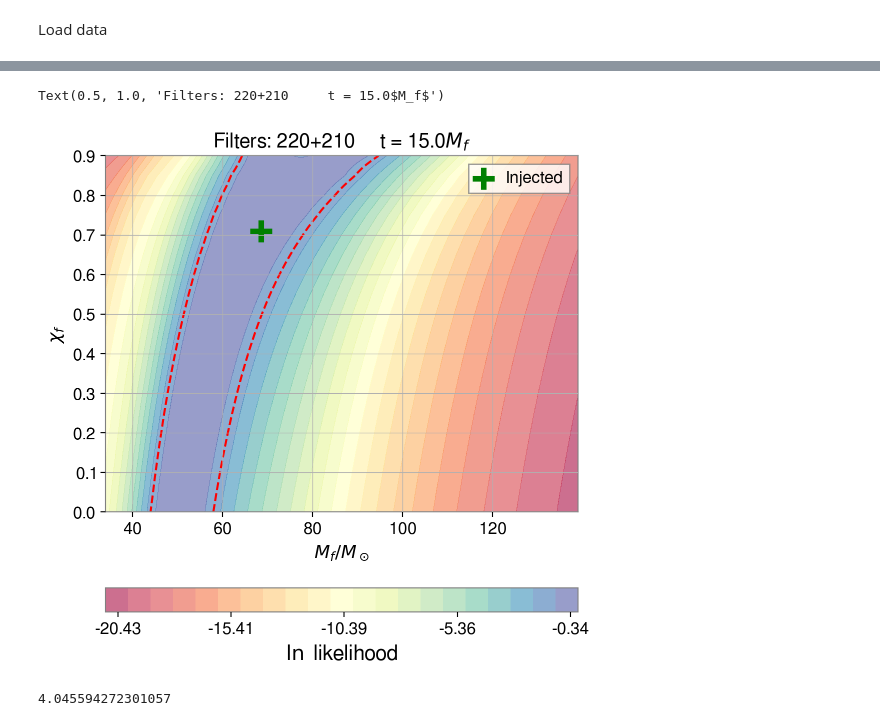
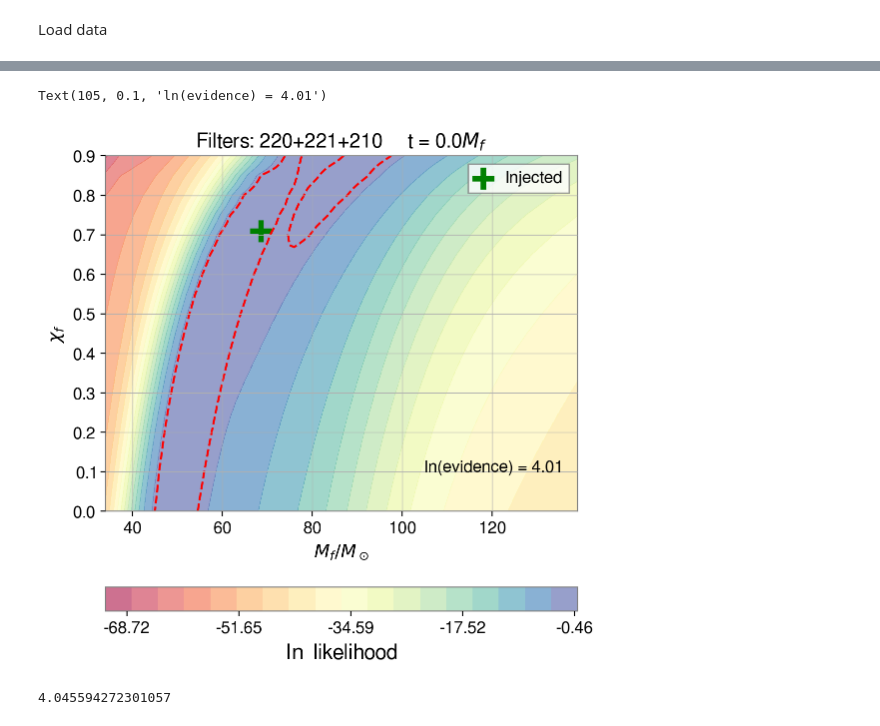
Before and after one commit to Lu-Neil/qnm_filter, a Jupyter notebook: code_demo/Systematics/Systematics MDC.ipynb, the cells around one changed output, grey strips where cells are left out. Saved outputs shown, nothing was run; the diff lists cells and outputs as text; code cells hidden in the pictures.

```diff
--- a/code_demo/Systematics/Systematics MDC.ipynb
+++ b/code_demo/Systematics/Systematics MDC.ipynb
@@ -44,9 +45,9 @@ SSB_peak_time
 # %%
 mass_unit = qnm_filter.Filter.mass_unit(theoretical_values[0])
 # %%
-input = dict(model_list = [(2,2,0),(2,1,0)], #l, m, n
+input = dict(model_list = [(2,2,0),(2,2,1),(2,1,0)], #l, m, n
              # trucation time (geocenter, in second)
-             t_init = SSB_peak_time+15*mass_unit, #Calculated from SNR+t_init notebook
+             t_init = SSB_peak_time+0*mass_unit, #Calculated from SNR+t_init notebook
              # length of the analysis window (in second)
              window_width = 0.2,
              # sampling rate after conditioning (in Hz)
@@ -67,7 +68,7 @@ fit.condition_data('original_data', **input, trim = 0.0)
 fit.compute_acfs('original_data')
 # %%
 temp_acf = np.full(input['srate'], 0, dtype = np.double)
-temp_acf[0] = 1e-22**2
+temp_acf[0] = 1.1*1e-22**2
 fit.acfs['H1'] = qnm_filter.Data(temp_acf, index = fit.acfs['H1'].index)
 fit.cholesky_decomposition()
 # %%
@@ -112,32 +115,33 @@ MAP_epsilon = epsilon_calc(MAP_value[0] - theoretical_values[0], MAP_value[1] -
 # %%
 pl.rc('figure', figsize=(6.1, 6.6))
 fig, ax = pl.subplots()
 contours = ax.contourf(mass_grid, chi_grid, likelihood_data, 20, cmap='Spectral',
                        origin='lower', alpha=0.6, linestyles='--')
 dotted = ax.contour(mass_grid, chi_grid, likelihood_data, [credible_region], colors = 'red', \
                    linestyles ='--')
 ax.scatter(x=theoretical_values[0], y=theoretical_values[1], s=255, marker='+',
            c='g', linewidths=4, label='Injected')
 # ax.scatter(x=average_mass, y=average_chi, s=255, marker='+',
 #            c='r', linewidths=4, label='weighted average')
 # ax.scatter(x=MAP_value[0], y=MAP_value[1], s=255, marker='+',
 #            c='y', linewidths=4, label='MAP')
 
 
 # coloarbar
 cbar=fig.colorbar(contours, orientation="horizontal",
                   pad=0.15, format='%3.2f')
 cbar.set_label(r'$\ln$ likelihood', fontsize=15)
 cbar.set_ticks(np.linspace(np.min(likelihood_data), np.max(likelihood_data), 5))
 
 pl.xlabel(r'$M_f/M_\odot$', fontsize=13)
 pl.ylabel(r'$\chi_f$', fontsize=13)
 pl.legend()
 ax.set_title("Filters: " + filters_str + "     t = " + time_str + r'$M_f$')
+ax.text(105, 0.1, 'ln(evidence) = %.2f' % (logsumexp(likelihood_data)))
 # ax.text(118, 0.1, '$\epsilon_{MAP} = %.2f$' '\n' '$\epsilon_{avg} = %.2f$' % (MAP_epsilon, average_epsilon))
 # %% [output]
-Text(0.5, 1.0, 'Filters: 220+210     t = 15.0$M_f$')
+Text(105, 0.1, 'ln(evidence) = 4.01')
-[figure, old version]
+[figure, new version]
 # %%
 from scipy.special import logsumexp
 logsumexp(likelihood_data)
```
Also changed, not shown: parts of 4 cells of this notebook, 2 other files.
